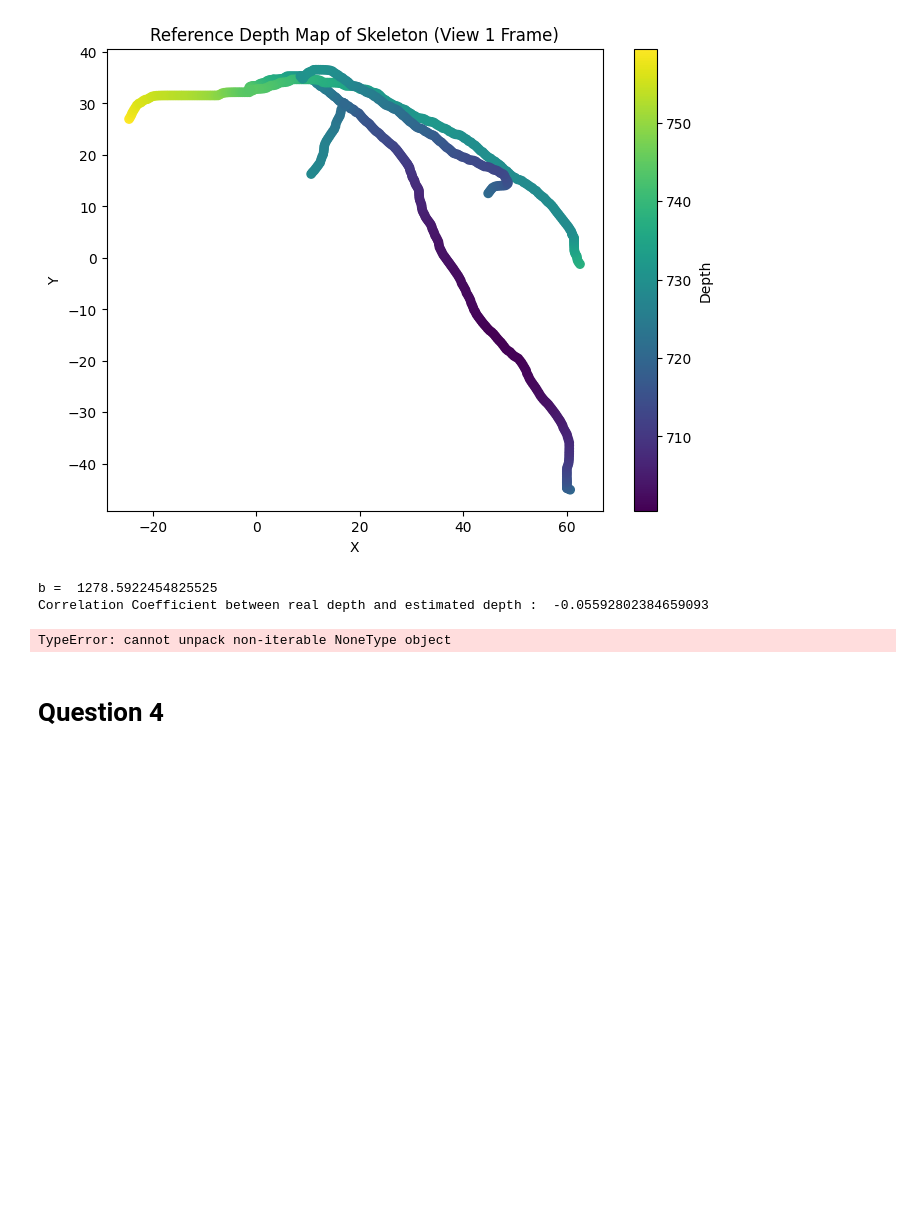
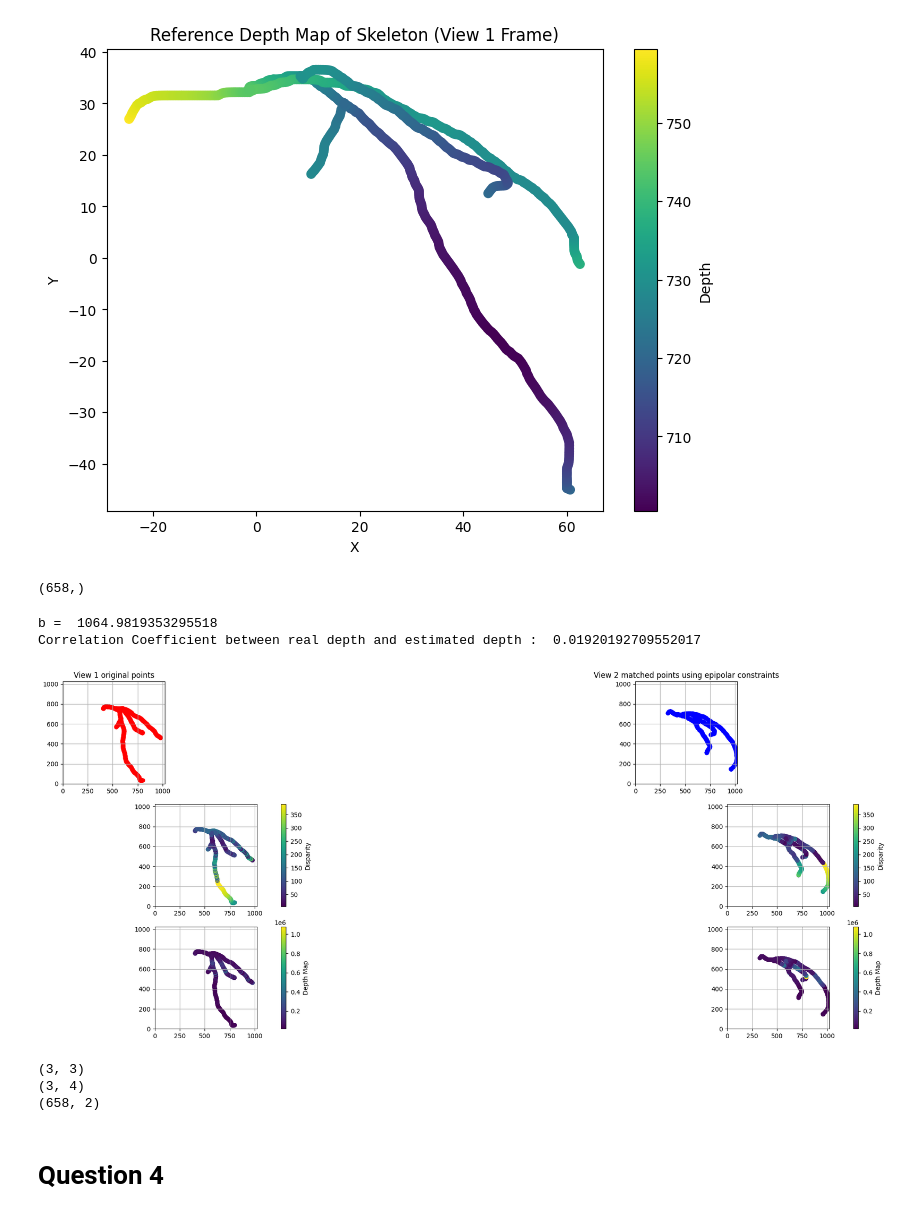
Before and after one commit to JuanDGuerra20/GBM6700E, a Jupyter notebook: lab_2/lab_2_student.ipynb, the cells around one changed output. Saved outputs shown, nothing was run; the diff lists cells and outputs as text; code cells hidden in the pictures; blank space fills up the shorter version.

Commit message:
did some more work on the project

```diff
--- a/lab_2/lab_2_student.ipynb
+++ b/lab_2/lab_2_student.ipynb
@@ -344,7 +373,7 @@ def compute_disparity(points_0:np.ndarray, points_1:np.ndarray) -> np.ndarray:
     np.ndarray
         Disparity per point, shape (N, )
     """
-    return points_0[:,0] - points_1[:,0]
+    return np.linalg.norm(points_0 - points_1, axis=1)
 
 def compute_depth(disparities:np.ndarray, f:float, b:float) -> np.ndarray:
     """
@@ -368,25 +397,65 @@ def compute_depth(disparities:np.ndarray, f:float, b:float) -> np.ndarray:
 
 # TODO : print B, correlation metrics between real depth and estimated depth
 # TODO : display both views (1 and matched points in 2), and for each view add the disparity map and the depth map. That's a total of 6 figures
-
-T1 = params_1['source']['world_position'].flatten()
-T2 = params_2['source']['world_position'].flatten()
-b = np.linalg.norm(T2 - T1)
-f = params_1["source"]["f"]
-
-disparities = compute_disparity(view_1_pts_2d, matched_2_in_view1)
-estimated_depths = compute_depth(disparities, f, b)
-corr_coef = np.corrcoef(depth_map, estimated_depths)[0,1]
-
-print("b = ", b)
-print("Correlation Coefficient between real depth and estimated depth : ", corr_coef)
-# %% [output]
-b =  1278.5922454825525
-Correlation Coefficient between real depth and estimated depth :  -0.05592802384659093
+# %%
+print(disparities.shape)
+# %% [output]
+(658,)
+# %%
+
+T1 = params_1['source']['world_position'].flatten()
+T2 = params_2['source']['world_position'].flatten()
+b = np.linalg.norm(T2 - T1)
+f = params_1["source"]["f"]
+
+disparities = compute_disparity(pairs_view_12[:,0,:], pairs_view_12[:,1,:])
+estimated_depths = compute_depth(disparities, f, b)
+corr_coef = np.corrcoef(depth_map, estimated_depths)[0,1]
+
+print("b = ", b)
+print("Correlation Coefficient between real depth and estimated depth : ", corr_coef)
+
+fig, ax = plt.subplots(3, 2, figsize = (30, 10))
+ax[0,0].set_title("View 1 original points")
+ax[0,1].set_title("View 2 matched points using epipolar constraints")
+
+for a in [ax[0,0], ax[0,1], ax[1,0], ax[1,1], ax[2,0], ax[2,1]]:
+    a.set_aspect('equal', adjustable='box')
+    a.grid()
+    a.set_xlim(0, image_size)
+    a.set_ylim(0, image_size)
+"""
+END OF FIGURE SETUP
+"""
+ax[0,0].scatter(pairs_view_12[:,0,0], pairs_view_12[:,0,1], c='red')
+
+ax[0,1].scatter(pairs_view_12[:,1,0], pairs_view_12[:,1,1], c='blue')
+disp_1 = ax[1,0].scatter(pairs_view_12[:,0,0], pairs_view_12[:,0,1], c=disparities, cmap='viridis')
+fig.colorbar(disp_1, ax=ax[1,0], label='Disparity')
+#ax[1,0].title("Reference Disparity Map of Skeleton (View 1 Frame)")
+disp_2 = ax[1,1].scatter(pairs_view_12[:,1,0], pairs_view_12[:,1,1], c=disparities, cmap='viridis')
+fig.colorbar(disp_2, ax=ax[1,1], label='Disparity')
+#ax[1,1].title("Reference Disparity Map of Skeleton (View 1 Frame)")
+depth_1 = ax[2,0].scatter(pairs_view_12[:,0,0], pairs_view_12[:,0,1], c=estimated_depths, cmap='viridis')
+fig.colorbar(depth_1, ax=ax[2,0], label='Depth Map')
+#ax[1,0].title("Reference Disparity Map of Skeleton (View 1 Frame)")
+depth_2 = ax[2,1].scatter(pairs_view_12[:,1,0], pairs_view_12[:,1,1], c=estimated_depths, cmap='viridis')
+fig.colorbar(depth_2, ax=ax[2,1], label='Depth Map')
+plt.show()
+# %% [output]
+b =  1064.9819353295518
+Correlation Coefficient between real depth and estimated depth :  0.01920192709552017
+[figure, added]
 # %%
-T0, T1, new_P0, new_P1 = None # TODO : calculate transformation matrices and rectified projection matrices for both views using lab_2.utils.rectify
+T0, T1, new_P0, new_P1 = lab_2.geometry.rectify(params_1['source']['P'], params_2['source']['P']) # TODO : calculate transformation matrices and rectified projection matrices for both views using lab_2.utils.rectify
-# %% [output]
-TypeError: cannot unpack non-iterable NoneType object
+# %%
+print(T0.shape)
+print(new_P0.shape )
+print(pairs_view_12[:,0,:].shape)
+# %% [output]
+(3, 3)
+(3, 4)
+(658, 2)
 # %%
 pts_2d_view_1_rectif = None # TODO : apply transformation matrix to view 1 points
 pts_2d_view_2_rectif = None # TODO : apply transformation matrix to view 2 sampled points
```
Also changed, not shown: parts of 10 cells of this notebook.
